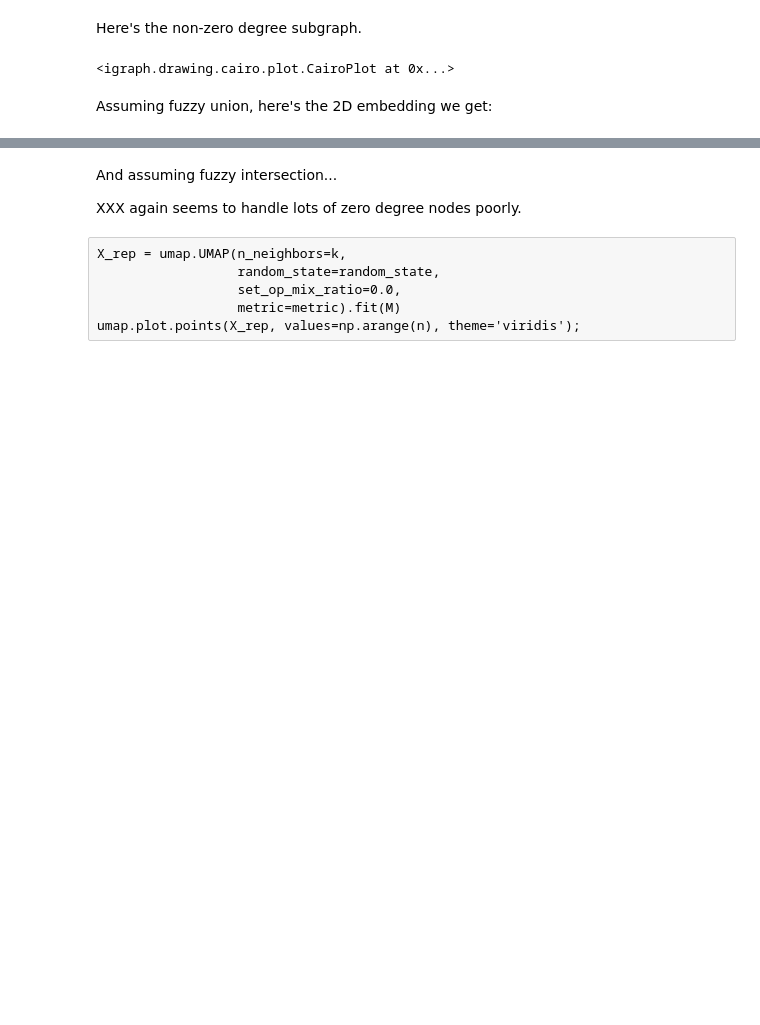
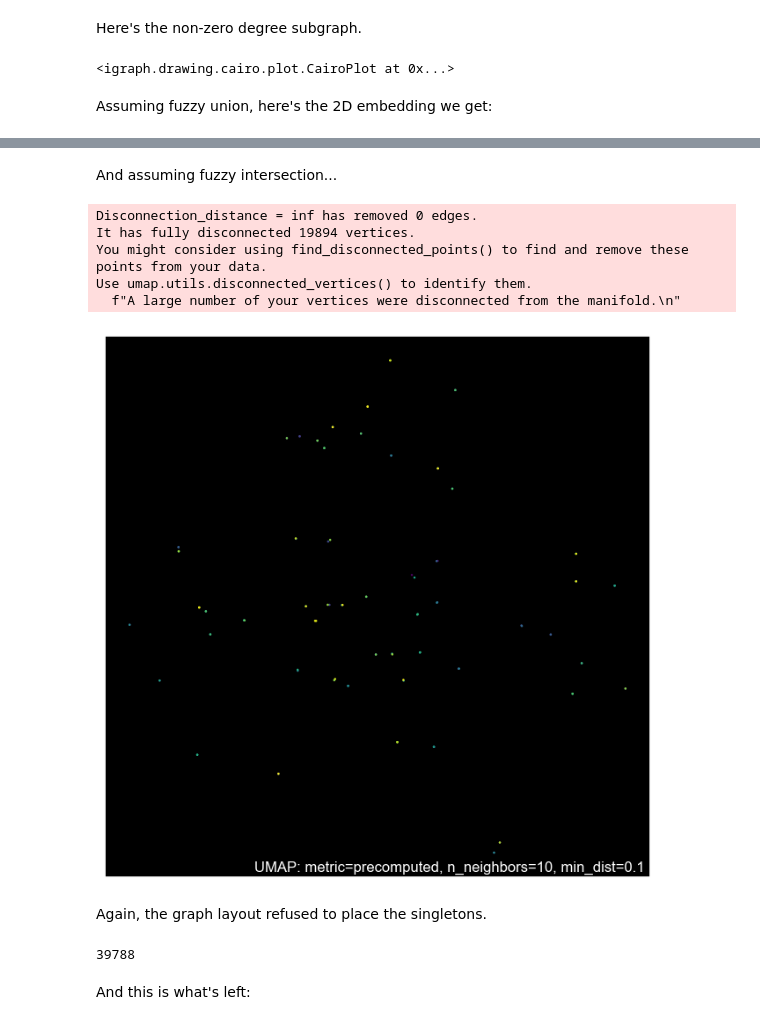
Before and after one commit to vpoulin/HighDimensionalClustering, a Jupyter notebook: notebooks/15-UMAP-on-graphs.ipynb, the cells around one changed output, grey strips where cells are left out. Cells and saved outputs as stored; diff of their text form; code cells hidden in the pictures; blank space fills up the shorter version.

```diff
--- a/notebooks/15-UMAP-on-graphs.ipynb
+++ b/notebooks/15-UMAP-on-graphs.ipynb
@@ -335,10 +403,16 @@ umap.plot.points(X_rep, values=np.arange(n), theme='viridis')
 # %% [markdown]
 And assuming fuzzy intersection...
-
-XXX again seems to handle lots of zero degree nodes poorly.
-# %% [raw]
-X_rep = umap.UMAP(n_neighbors=k,
-                  random_state=random_state,
-                  set_op_mix_ratio=0.0,
-                  metric=metric).fit(M)
-umap.plot.points(X_rep, values=np.arange(n), theme='viridis');
+# %%
+X_rep = umap.UMAP(n_neighbors=k,
+                  random_state=random_state,
+                  set_op_mix_ratio=0.0,
+                  metric=metric,
+                  init='random').fit(M)
+umap.plot.points(X_rep, values=np.arange(n), theme='viridis');
+# %% [output]
+Disconnection_distance = inf has removed 0 edges.
+It has fully disconnected 19894 vertices.
+You might consider using find_disconnected_points() to find and remove these points from your data.
+Use umap.utils.disconnected_vertices() to identify them.
+  f"A large number of your vertices were disconnected from the manifold.\n"
+[figure, added]
@@ -344,0 +421,8 @@ umap.plot.points(X_rep, values=np.arange(n), theme='viridis');
+# %% [markdown]
+Again, the graph layout refused to place the singletons.
+# %%
+np.isnan(Y).sum()
+# %% [output]
+39788
+# %% [markdown]
+And this is what's left:
```
Also changed, not shown: parts of 35 cells of this notebook.
